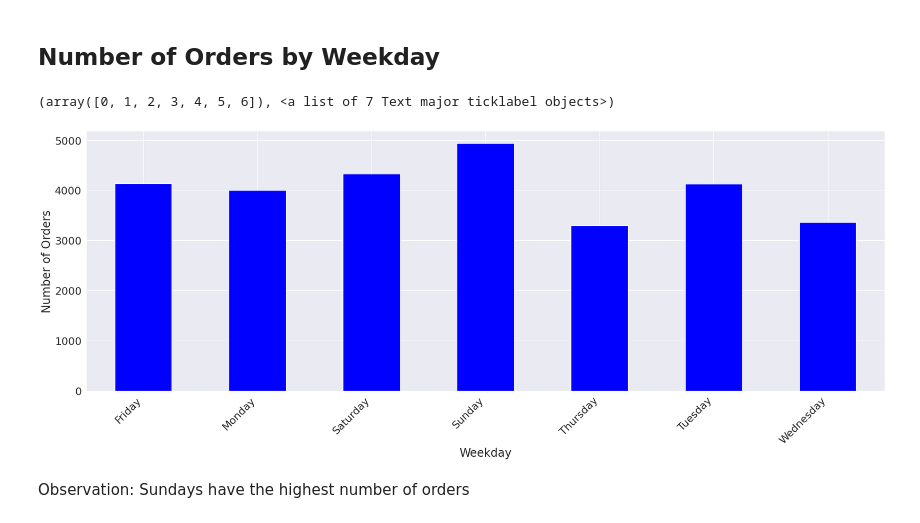
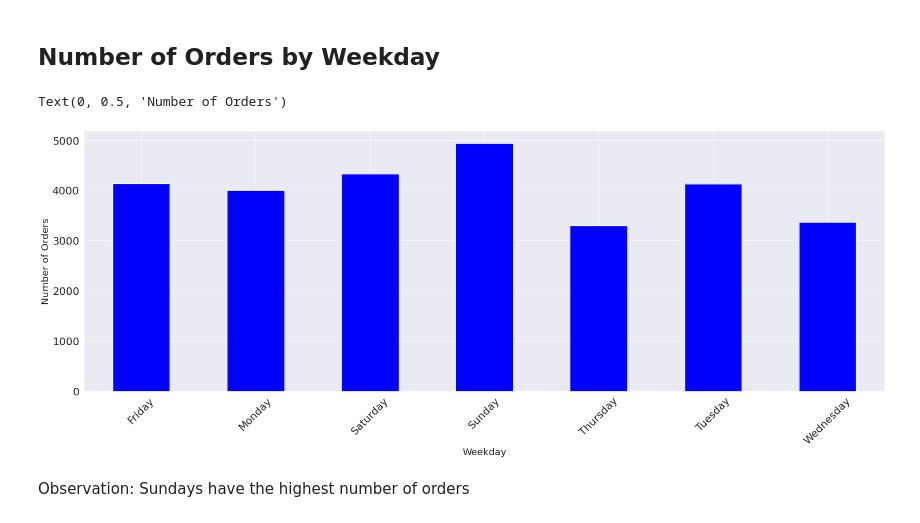
Before and after one commit to mohamad-selman/Meal-Prep-Time, a Jupyter notebook: Meal_Prep_Time.ipynb, the cells around one changed output. Cells and saved outputs as stored; diff of their text form; code cells hidden in the pictures.

```diff
--- a/Meal_Prep_Time.ipynb
+++ b/Meal_Prep_Time.ipynb
@@ -111,17 +111,15 @@ df['order_ack_monthday'] = df['order_acknowledged_at'].dt.day
 # %% [markdown]
 ## Number of Orders by Weekday
 # %%
-plt.figure(figsize=(30,10))
-sns.set(font_scale=2)
+df.groupby([df.order_ack_weekday])\
+  .order_acknowledged_at.count()\
+  .plot(kind='bar', color='blue', figsize=(30, 10), rot=45)
 
-df.groupby('order_ack_weekday').count()['order_acknowledged_at'].plot(kind='bar', color='blue')
-
-plt.xlabel('Weekday')
-plt.ylabel('Number of Orders')
-plt.xticks(rotation=45, ha='right')
+plt.xlabel('Weekday', fontsize=20)
+plt.ylabel('Number of Orders', fontsize=20)
 # %% [output]
-(array([0, 1, 2, 3, 4, 5, 6]), <a list of 7 Text major ticklabel objects>)
+Text(0, 0.5, 'Number of Orders')
-[figure, old version]
+[figure, new version]
 # %% [markdown]
 Observation: Sundays have the highest number of orders
 # %% [markdown]
```
Also changed, not shown: parts of 9 cells of this notebook.
